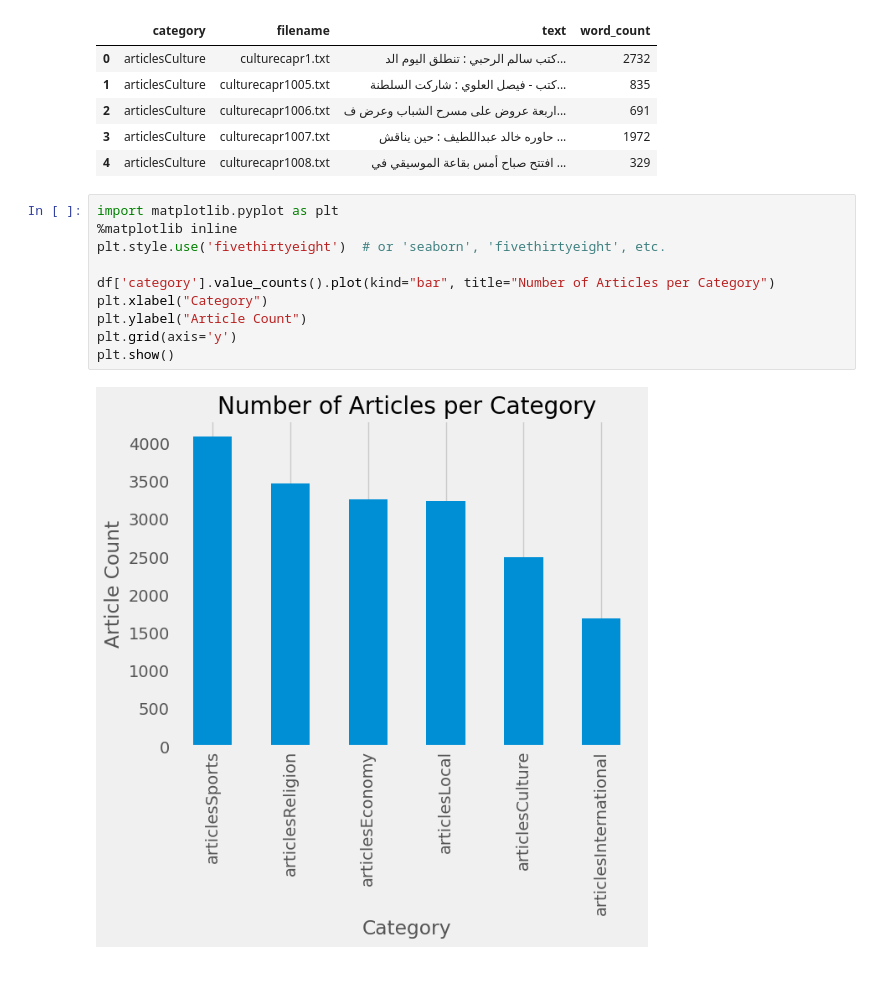
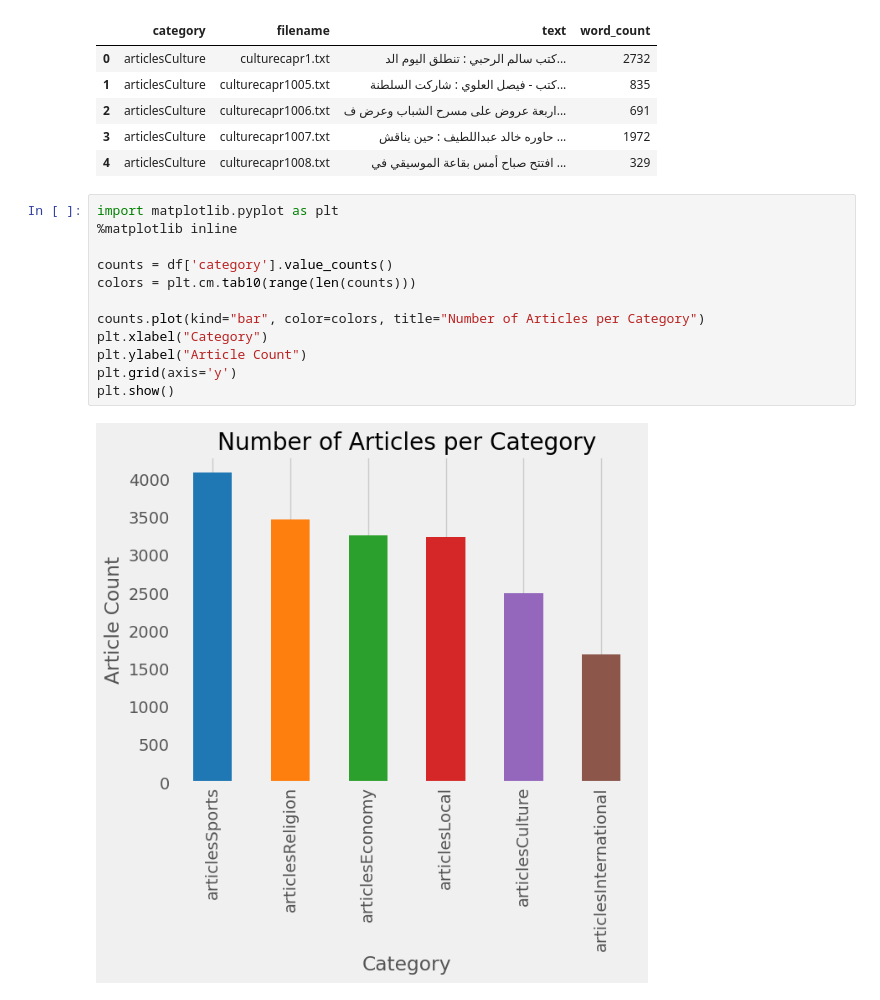
Before and after one commit to SaudAlhafith/CS365-Project, a Jupyter notebook: exploring_dataset.ipynb, the cells around one changed output. Saved outputs shown, nothing was run; the diff lists cells and outputs as text.

Commit message:
some colors hehe

```diff
--- a/exploring_dataset.ipynb
+++ b/exploring_dataset.ipynb
@@ -77,12 +77,14 @@ df.head()
 # %%
 import matplotlib.pyplot as plt
 %matplotlib inline
-plt.style.use('fivethirtyeight')  # or 'seaborn', 'fivethirtyeight', etc.
 
-df['category'].value_counts().plot(kind="bar", title="Number of Articles per Category")
+counts = df['category'].value_counts()
+colors = plt.cm.tab10(range(len(counts)))
+
+counts.plot(kind="bar", color=colors, title="Number of Articles per Category")
 plt.xlabel("Category")
 plt.ylabel("Article Count")
 plt.grid(axis='y')
 plt.show()
 # %% [output]
-[figure, old version]
+[figure, new version]
```
